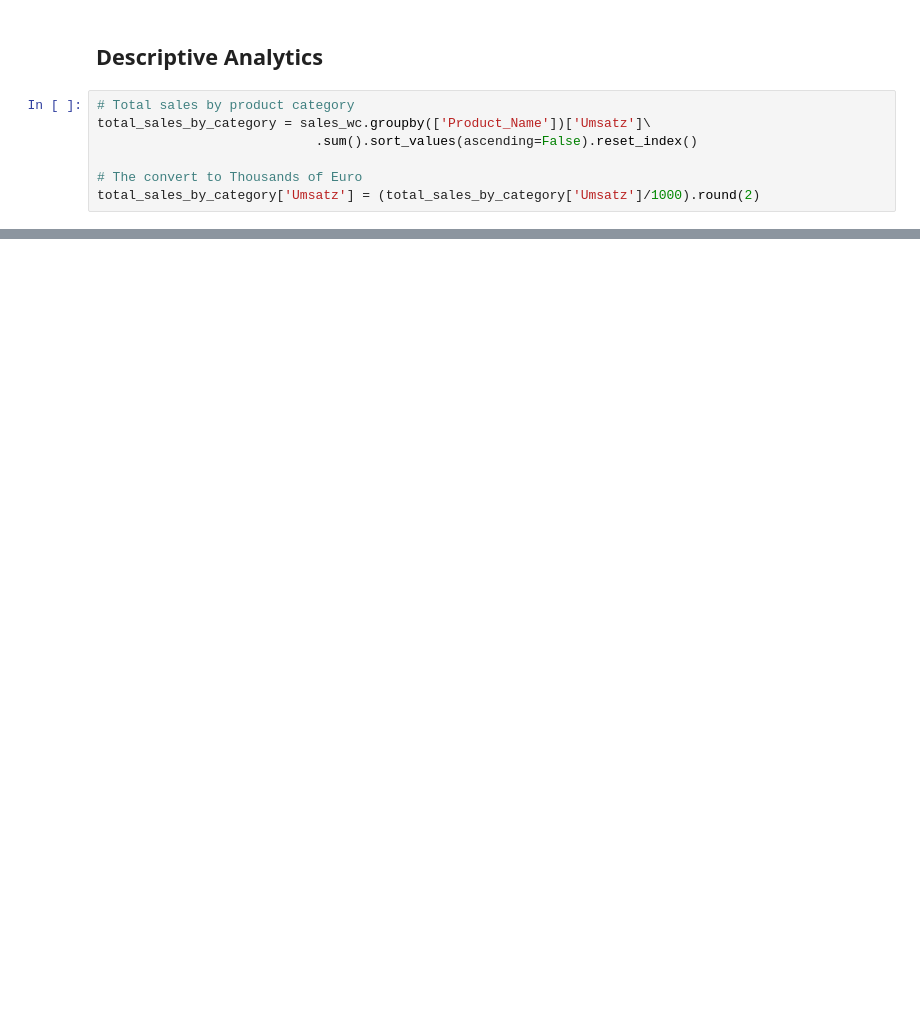
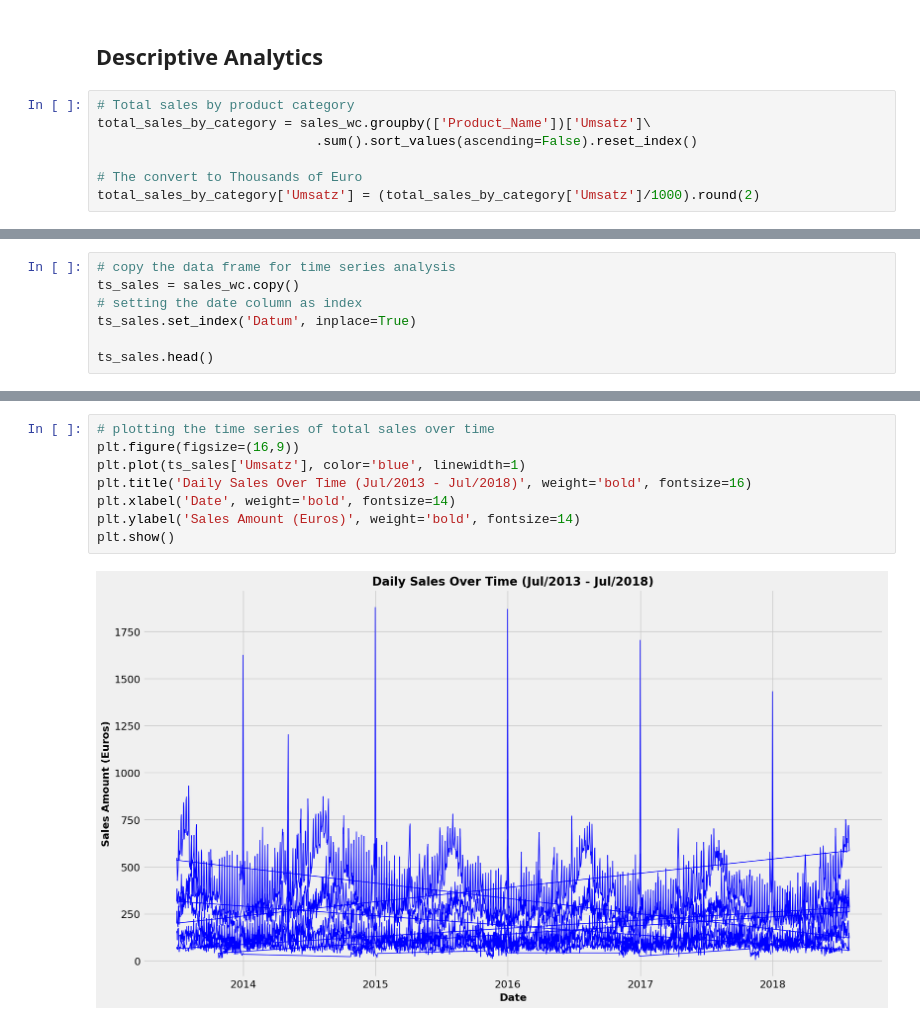
Before and after one commit to giuuusepeda/bakery_prediction, a Jupyter notebook: 1_DatasetCharacteristics/ts_sam/eda_ts_sam.ipynb, the cells around one changed output, grey strips where cells are left out. Drawn from its saved outputs; the diff is of its cells as text; blank space fills up the shorter version.

Commit message:
added initial time serirs

```diff
--- a/1_DatasetCharacteristics/ts_sam/eda_ts_sam.ipynb
+++ b/1_DatasetCharacteristics/ts_sam/eda_ts_sam.ipynb
@@ -88,0 +140,7 @@ total_sales_by_category['Umsatz'] = (total_sales_by_category['Umsatz']/1000).rou
+# %%
+# copy the data frame for time series analysis
+ts_sales = sales_wc.copy()
+# setting the date column as index
+ts_sales.set_index('Datum', inplace=True)
+
+ts_sales.head()
@@ -88,0 +155,10 @@ total_sales_by_category['Umsatz'] = (total_sales_by_category['Umsatz']/1000).rou
+# %%
+# plotting the time series of total sales over time
+plt.figure(figsize=(16,9))
+plt.plot(ts_sales['Umsatz'], color='blue', linewidth=1)
+plt.title('Daily Sales Over Time (Jul/2013 - Jul/2018)', weight='bold', fontsize=16)
+plt.xlabel('Date', weight='bold', fontsize=14)
+plt.ylabel('Sales Amount (Euros)', weight='bold', fontsize=14)
+plt.show()
+# %% [output]
+[figure, added]
```
Also changed, not shown: parts of 7 cells of this notebook.
